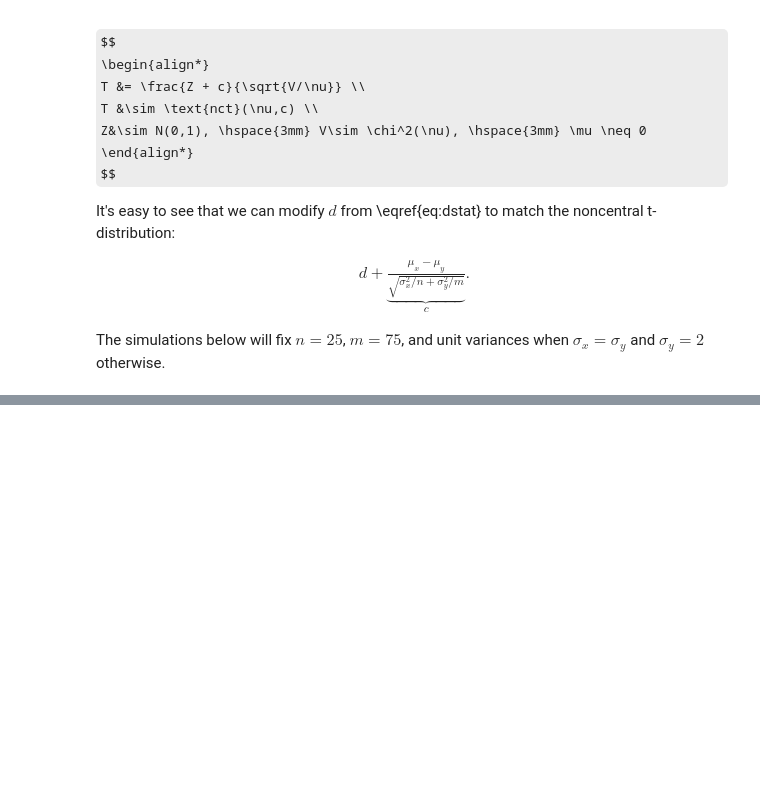
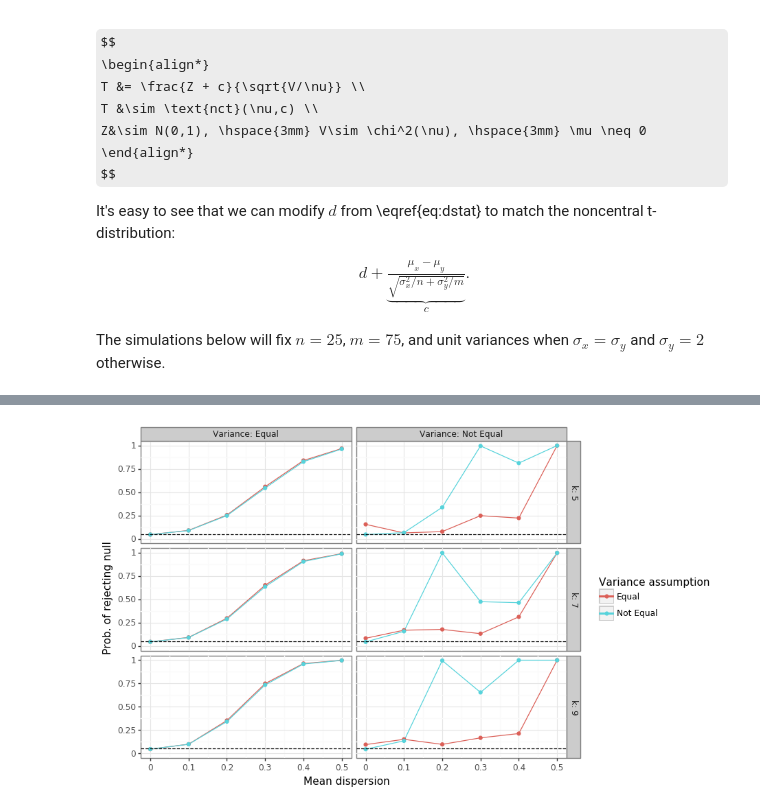
Before and after one commit to erikdrysdale/erikdrysdale.github.io, a Jupyter notebook: _rmd/extra_unequalvar/unequalvar.ipynb, the cells around one changed output, grey strips where cells are left out. Drawn from its saved outputs; the diff is of its cells as text; code cells hidden in the pictures; some formulas as TeX source; blank space fills up the shorter version.

```diff
--- a/_rmd/extra_unequalvar/unequalvar.ipynb
+++ b/_rmd/extra_unequalvar/unequalvar.ipynb
@@ -222,0 +246,84 @@ This is equivalent to the [`oneway.test`](https://www.rdocumentation.org/package
+# %%
+def fdist_anova(mus, ses, ns, var_eq=False):
+    lshape = len(mus.shape)
+    assert lshape <= 2
+    assert mus.shape == ses.shape
+    if len(ns.shape) == 1:
+        ns = cvec(ns.copy())
+    else:
+        assert ns.shape == mus.shape
+    if lshape == 1:
+        mus = cvec(mus.copy())
+        ses = cvec(ses.copy())
+    vars = ses ** 2  # variance
+    n, k = ns.sum(0), len(ns)  # Total samples and groups
+    df1, df2 = (k - 1), (n - k)
+    if var_eq:  # classical anova
+        xbar = np.atleast_2d(np.sum(mus * ns, 0) / n)
+        vb = np.sum(ns*(xbar - mus)**2,0) / df1  # numerator is variance between
+        vw = np.sum((vars * (ns - 1)), 0) / df2  # den is variance within
+        fstat = vb / vw
+        pval = stats.f(dfn=df1,dfd=df2).sf(fstat)
+    else:
+        w = ns / vars
+        xbar = np.sum(w * mus, 0) / np.sum(w,0)
+        num = np.sum(w * (xbar - mus) ** 2,0) / df1
+        v = 3*np.sum((1-w/w.sum(0))**2 / (ns-1),0) / (k**2 - 1)
+        den = 1 + 2*((k-2)*v)/3
+        fstat = num / den
+        pval = stats.f(dfn=df1, dfd=1/v).sf(fstat)
+    return fstat, pval
+
+nlow, niter = 25, 5
+nsim = 100000
+alpha = 0.05
+k_seq = [5, 7, 9]
+disp_seq = np.round(np.arange(0, 0.51, 0.1),2)
+dgp_seq = np.repeat(['eq', 'neq'], 2)
+method_seq = np.tile(['eq', 'neq'], 2)
+
+holder = []
+np.random.seed(1)
+for k in k_seq:
+    n_seq = np.arange(nlow, nlow+k * niter, niter)
+    n_seq = np.tile(n_seq, [nsim, 1]).T
+    nhigh = np.max(n_seq)
+    dim_3d = [1, 1, k]
+    for disp in disp_seq:
+        mu_k = np.linspace(-disp, disp, num=k)
+        se_k1 = np.repeat(1,k).reshape(dim_3d)
+        se_k2 = np.exp(np.random.randn(k)).reshape(dim_3d)
+        X1 = mu_k + se_k1 * np.random.randn(nhigh,nsim,k)
+        X2 = mu_k + se_k2 * np.random.randn(nhigh, nsim, k)
+        idx = np.tile(np.arange(nhigh),[k,nsim,1]).T <= np.atleast_3d(n_seq).T
+        X1, X2 = np.where(idx, X1, np.nan), np.where(idx, X2, np.nan)
+        # Calculate means and variance : (k x nsim)
+        mu_X1, mu_X2 = np.nanmean(X1, 0).T, np.nanmean(X2, 0).T
+        se_X1, se_X2 = np.nanstd(X1, 0, ddof=1).T, np.nanstd(X2, 0, ddof=1).T
+        assert n_seq.shape == mu_X1.shape == se_X1.shape
+        # Calculate significance
+        fstat_eq1, pval_eq1 = fdist_anova(mus=mu_X1, ses=se_X1, ns=n_seq, var_eq=True)
+        fstat_neq1, pval_neq1 = fdist_anova(mus=mu_X1, ses=se_X1, ns=n_seq, var_eq=False)
+        fstat_eq2, pval_eq2 = fdist_anova(mus=mu_X2, ses=se_X2, ns=n_seq, var_eq=True)
+        fstat_neq2, pval_neq2 = fdist_anova(mus=mu_X2, ses=se_X2, ns=n_seq, var_eq=False)
+        reject_eq1, reject_neq1 = np.mean(pval_eq1 < alpha), np.mean(pval_neq1 < alpha)
+        reject_eq2, reject_neq2 = np.mean(pval_eq2 < alpha), np.mean(pval_neq2 < alpha)
+        reject_seq = [reject_eq1, reject_neq1, reject_eq2, reject_neq2]
+        tmp = pd.DataFrame({'k':k,'disp':disp,'dgp':dgp_seq,'method':method_seq,'reject':reject_seq})
+        # print(tmp)
+        holder.append(tmp)
+res_f = pd.concat(holder).reset_index(None,True)
+res_f[['dgp','method']] = res_f[['dgp','method']].apply(lambda x: x.map(di_method),0)
+res_f.rename(columns={'dgp':'Variance'}, inplace=True)
+
+plotnine.options.figure_size = (8, 6)
+gg_fdist = (ggplot(res_f, aes(x='disp',y='reject',color='method.astype(str)')) +
+            theme_bw() + geom_line() + geom_point() +
+            facet_grid('k~Variance',labeller=label_both) +
+            labs(x='Mean dispersion',y='Prob. of rejecting null') +
+            geom_hline(yintercept=0.05,linetype='--') +
+            scale_y_continuous(limits=[0,1]) +
+            scale_color_discrete(name='Variance assumption'))
+gg_fdist
+# %% [output]
+[figure, added]
```
Also changed, not shown: parts of 7 cells of this notebook.
